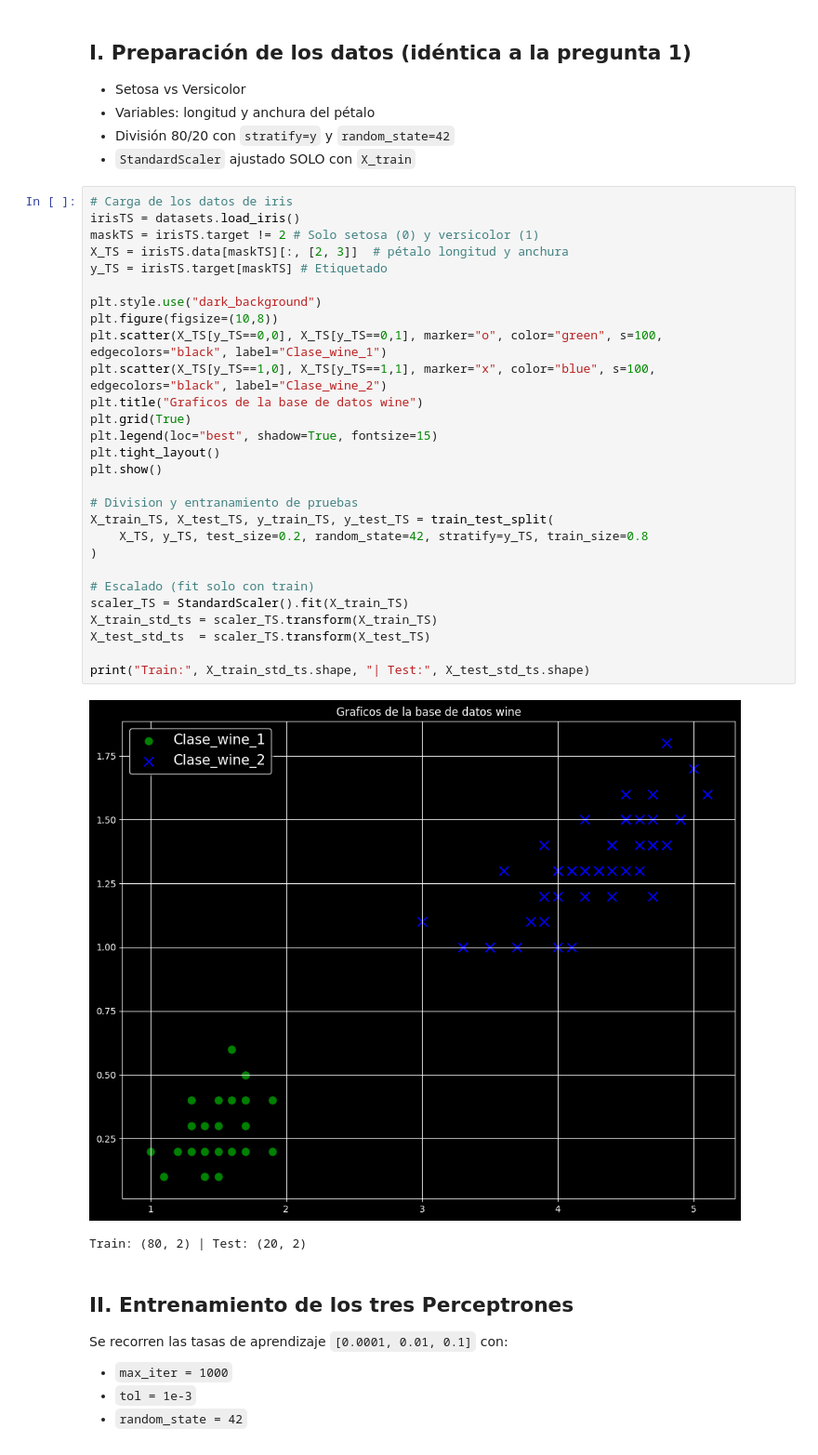
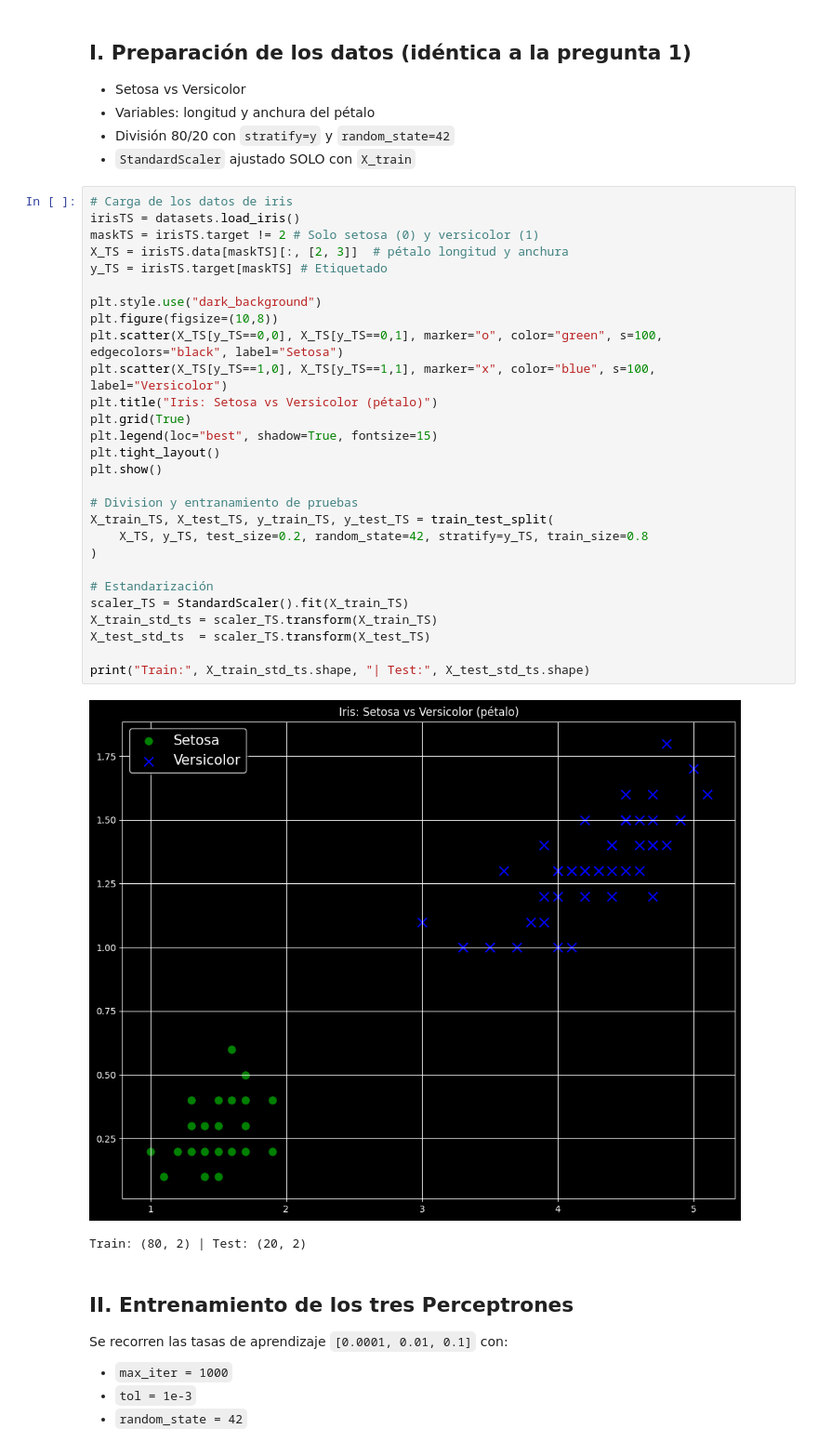
Before and after one commit to Luis-For/perceptr-n_adaline_SGD, a Jupyter notebook: taller.ipynb, the cells around one changed output. Shown at 93% size. Drawn from its saved outputs; the diff is of its cells as text.

```diff
--- a/taller.ipynb
+++ b/taller.ipynb
@@ -247,33 +247,33 @@ Se compara el `accuracy_score` de prueba y el número de épocas (`n_iter_`).
 # %%
 # Carga de los datos de iris
 irisTS = datasets.load_iris()
 maskTS = irisTS.target != 2 # Solo setosa (0) y versicolor (1)
 X_TS = irisTS.data[maskTS][:, [2, 3]]  # pétalo longitud y anchura
 y_TS = irisTS.target[maskTS] # Etiquetado
 
 plt.style.use("dark_background")
 plt.figure(figsize=(10,8))
-plt.scatter(X_TS[y_TS==0,0], X_TS[y_TS==0,1], marker="o", color="green", s=100, edgecolors="black", label="Clase_wine_1")
-plt.scatter(X_TS[y_TS==1,0], X_TS[y_TS==1,1], marker="x", color="blue", s=100, edgecolors="black", label="Clase_wine_2")
-plt.title("Graficos de la base de datos wine")
+plt.scatter(X_TS[y_TS==0,0], X_TS[y_TS==0,1], marker="o", color="green", s=100, edgecolors="black", label="Setosa")
+plt.scatter(X_TS[y_TS==1,0], X_TS[y_TS==1,1], marker="x", color="blue", s=100, label="Versicolor")
+plt.title("Iris: Setosa vs Versicolor (pétalo)")
 plt.grid(True)
 plt.legend(loc="best", shadow=True, fontsize=15)
 plt.tight_layout()
 plt.show()
 
 # Division y entranamiento de pruebas
 X_train_TS, X_test_TS, y_train_TS, y_test_TS = train_test_split(
     X_TS, y_TS, test_size=0.2, random_state=42, stratify=y_TS, train_size=0.8
 )
 
-# Escalado (fit solo con train)
+# Estandarización
 scaler_TS = StandardScaler().fit(X_train_TS)
 X_train_std_ts = scaler_TS.transform(X_train_TS)
 X_test_std_ts  = scaler_TS.transform(X_test_TS)
 
 print("Train:", X_train_std_ts.shape, "| Test:", X_test_std_ts.shape)
 # %% [output]
-[figure, old version]
+[figure, new version]
 Train: (80, 2) | Test: (20, 2)
 # %% [markdown]
 ## II. Entrenamiento de los tres Perceptrones
```
Also changed, not shown: parts of 2 cells of this notebook.
